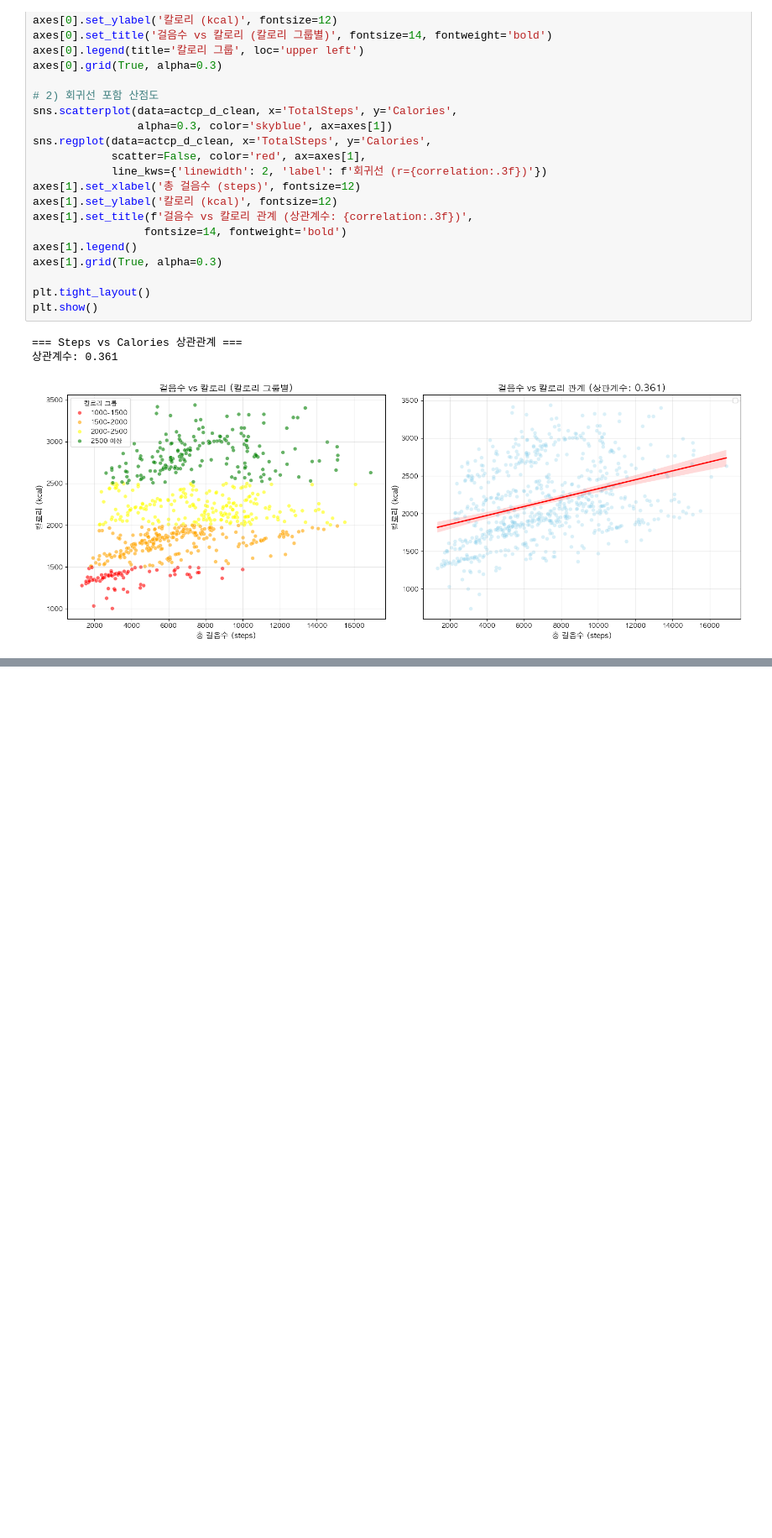
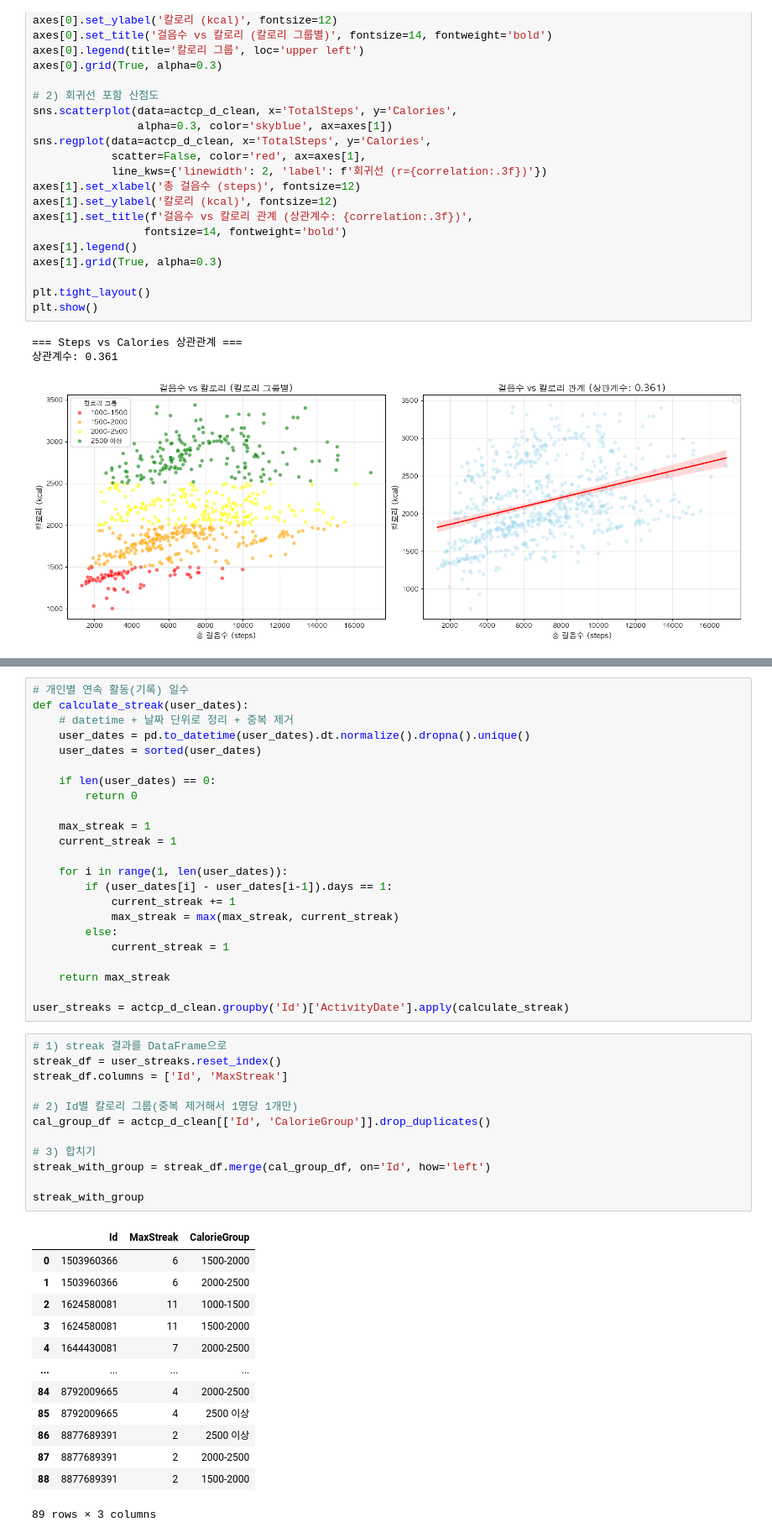
Before and after one commit to jeesy95-creator/sparta_15, a Jupyter notebook: notebooks/Soyun.ipynb, the cells around one changed output, grey strips where cells are left out. Shown at 84% size. Cells and saved outputs as stored; diff of their text form; blank space fills up the shorter version.

```diff
--- a/notebooks/Soyun.ipynb
+++ b/notebooks/Soyun.ipynb
@@ -1143,0 +1270,49 @@ plt.show()
+# %%
+# 개인별 연속 활동(기록) 일수
+def calculate_streak(user_dates):
+    # datetime + 날짜 단위로 정리 + 중복 제거
+    user_dates = pd.to_datetime(user_dates).dt.normalize().dropna().unique()
+    user_dates = sorted(user_dates)
+
+    if len(user_dates) == 0:
+        return 0
+
+    max_streak = 1
+    current_streak = 1
+
+    for i in range(1, len(user_dates)):
+        if (user_dates[i] - user_dates[i-1]).days == 1:
+            current_streak += 1
+            max_streak = max(max_streak, current_streak)
+        else:
+            current_streak = 1
+
+    return max_streak
+
+user_streaks = actcp_d_clean.groupby('Id')['ActivityDate'].apply(calculate_streak)
+# %%
+# 1) streak 결과를 DataFrame으로
+streak_df = user_streaks.reset_index()
+streak_df.columns = ['Id', 'MaxStreak']
+
+# 2) Id별 칼로리 그룹(중복 제거해서 1명당 1개만)
+cal_group_df = actcp_d_clean[['Id', 'CalorieGroup']].drop_duplicates()
+
+# 3) 합치기
+streak_with_group = streak_df.merge(cal_group_df, on='Id', how='left')
+
+streak_with_group
+# %% [output]
+|  | Id | MaxStreak | CalorieGroup |
+| 0 | 1503960366 | 6 | 1500-2000 |
+| 1 | 1503960366 | 6 | 2000-2500 |
+| 2 | 1624580081 | 11 | 1000-1500 |
+| 3 | 1624580081 | 11 | 1500-2000 |
+| 4 | 1644430081 | 7 | 2000-2500 |
+| ... | ... | ... | ... |
+| 84 | 8792009665 | 4 | 2000-2500 |
+| 85 | 8792009665 | 4 | 2500 이상 |
+| 86 | 8877689391 | 2 | 2500 이상 |
+| 87 | 8877689391 | 2 | 2000-2500 |
+| 88 | 8877689391 | 2 | 1500-2000 |
+89 rows × 3 columns
```
Also changed, not shown: parts of 9 cells of this notebook, 1 other file.
